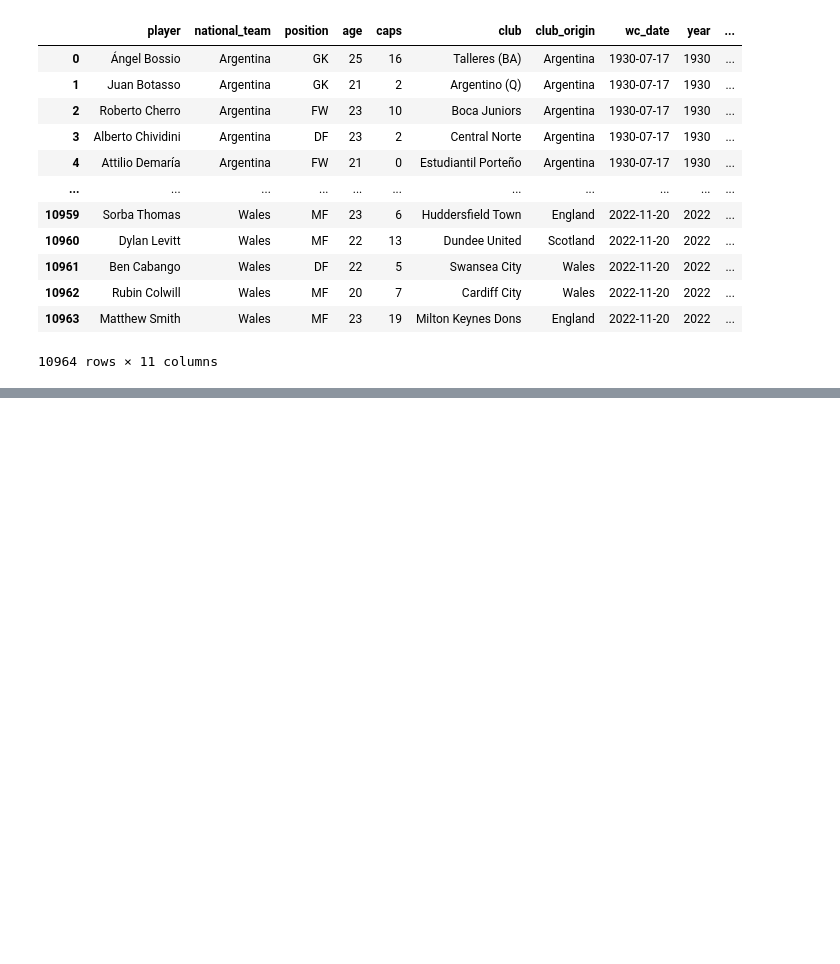
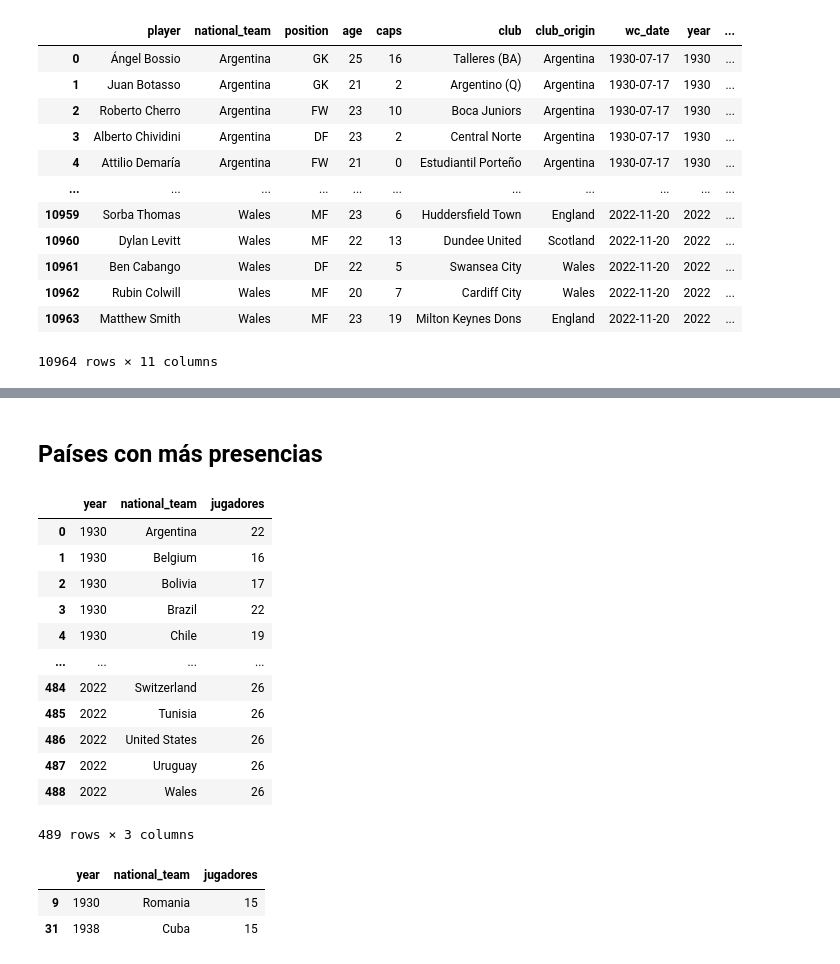
Before and after one commit to Diemale/mundialesFIFA, a Jupyter notebook: Data Analysis.ipynb, the cells around one changed output, grey strips where cells are left out. Saved outputs shown, nothing was run; the diff lists cells and outputs as text; code cells hidden in the pictures; blank space fills up the shorter version.

Commit message:
presencias

```diff
--- a/Data Analysis.ipynb
+++ b/Data Analysis.ipynb
@@ -266,0 +272,22 @@ conts = df.groupby(['year'])
+# %% [markdown]
+## Países con más presencias
+# %%
+nations = df[['year','national_team']]
+# %%
+naciones= nations.groupby(['year','national_team'])['national_team'].count().reset_index(name='jugadores')
+# %%
+naciones
+# %% [output]
+|  | year | national_team | jugadores |
+| 0 | 1930 | Argentina | 22 |
+| 1 | 1930 | Belgium | 16 |
+| 2 | 1930 | Bolivia | 17 |
+| 3 | 1930 | Brazil | 22 |
+| 4 | 1930 | Chile | 19 |
+| ... | ... | ... | ... |
+| 484 | 2022 | Switzerland | 26 |
+| 485 | 2022 | Tunisia | 26 |
+| 486 | 2022 | United States | 26 |
+| 487 | 2022 | Uruguay | 26 |
+| 488 | 2022 | Wales | 26 |
+489 rows × 3 columns
@@ -266,0 +300,6 @@ conts = df.groupby(['year'])
+# %%
+min_players
+# %% [output]
+|  | year | national_team | jugadores |
+| 9 | 1930 | Romania | 15 |
+| 31 | 1938 | Cuba | 15 |
```
Also changed, not shown: parts of 14 cells of this notebook.
